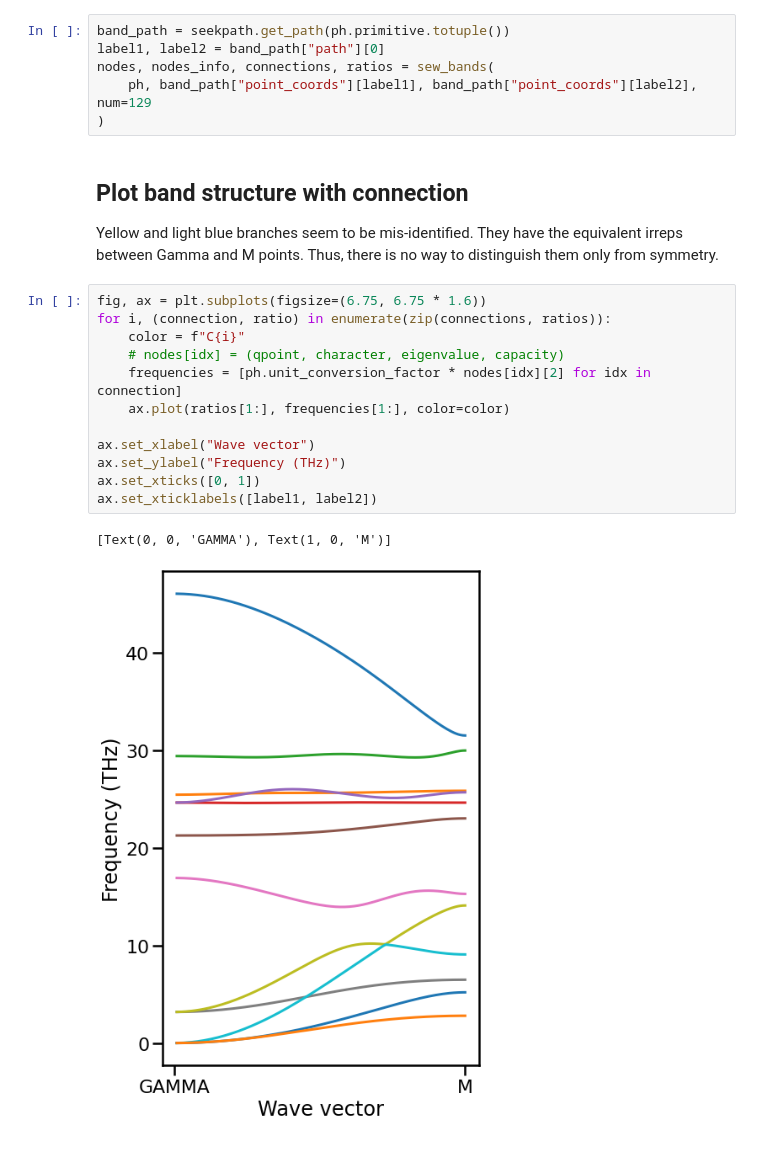
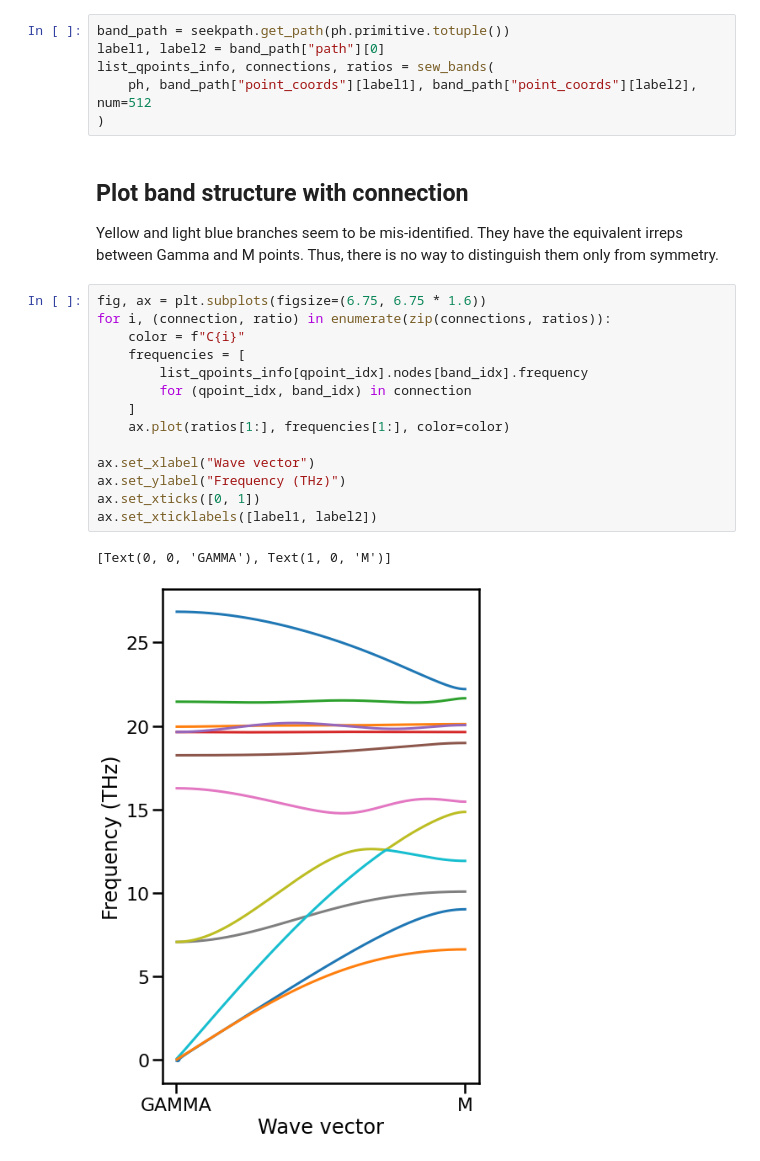
Before and after one commit to phonopy/spgrep-modulation, a Jupyter notebook: docs/examples/band_connectivity.ipynb, the cells around one changed output. Cells and saved outputs as stored; diff of their text form.

Commit message:
Fix frequency in band connectivity example

```diff
--- a/docs/examples/band_connectivity.ipynb
+++ b/docs/examples/band_connectivity.ipynb
@@ -164,8 +246,8 @@ ph = phonopy.load(path)
 # %%
 band_path = seekpath.get_path(ph.primitive.totuple())
 label1, label2 = band_path["path"][0]
-nodes, nodes_info, connections, ratios = sew_bands(
-    ph, band_path["point_coords"][label1], band_path["point_coords"][label2], num=129
+list_qpoints_info, connections, ratios = sew_bands(
+    ph, band_path["point_coords"][label1], band_path["point_coords"][label2], num=512
 )
 # %% [markdown]
 ## Plot band structure with connection
@@ -176,15 +258,17 @@ Thus, there is no way to distinguish them only from symmetry.
 # %%
 fig, ax = plt.subplots(figsize=(6.75, 6.75 * 1.6))
 for i, (connection, ratio) in enumerate(zip(connections, ratios)):
     color = f"C{i}"
-    # nodes[idx] = (qpoint, character, eigenvalue, capacity)
-    frequencies = [ph.unit_conversion_factor * nodes[idx][2] for idx in connection]
+    frequencies = [
+        list_qpoints_info[qpoint_idx].nodes[band_idx].frequency
+        for (qpoint_idx, band_idx) in connection
+    ]
     ax.plot(ratios[1:], frequencies[1:], color=color)
 
 ax.set_xlabel("Wave vector")
 ax.set_ylabel("Frequency (THz)")
 ax.set_xticks([0, 1])
 ax.set_xticklabels([label1, label2])
 # %% [output]
 [Text(0, 0, 'GAMMA'), Text(1, 0, 'M')]
-[figure, old version]
+[figure, new version]
```
Also changed, not shown: parts of 5 cells of this notebook, 1 other file.
